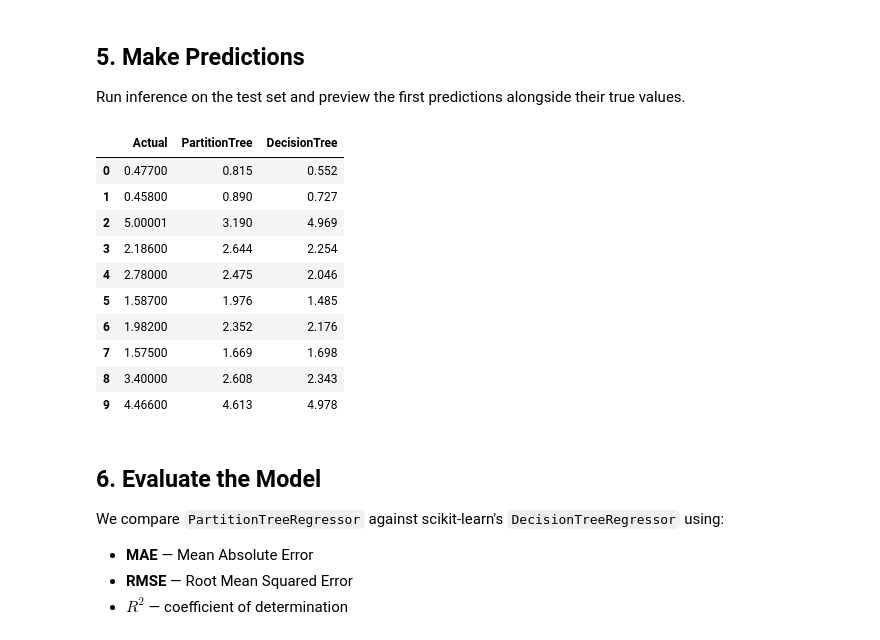
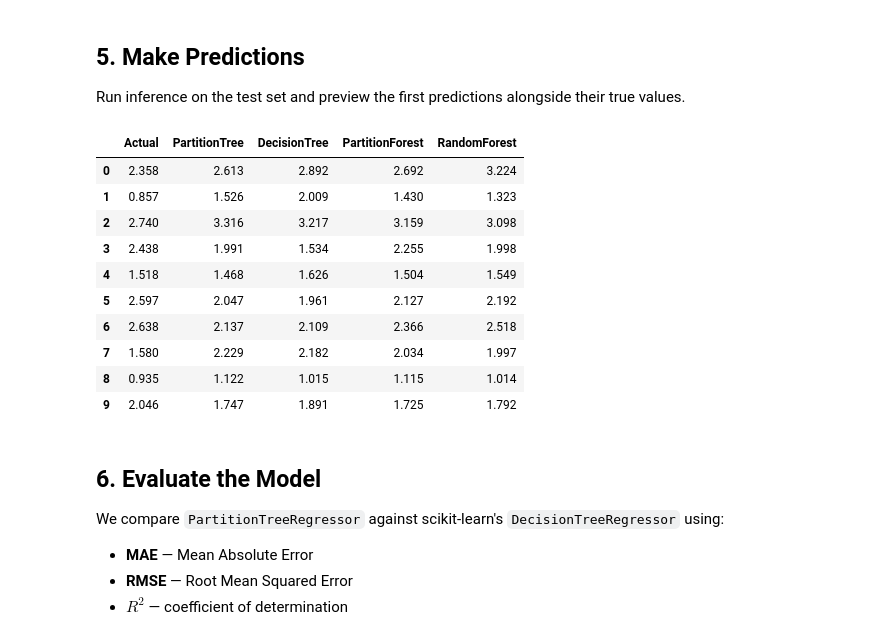
Before and after one commit to felipeangelimvieira/partition_tree, a Jupyter notebook: partition_tree/notebooks/partition_tree_regressor.ipynb, the cells around one changed output. Saved outputs shown, nothing was run; the diff lists cells and outputs as text; code cells hidden in the pictures.

```diff
--- a/partition_tree/notebooks/partition_tree_regressor.ipynb
+++ b/partition_tree/notebooks/partition_tree_regressor.ipynb
@@ -81,14 +81,31 @@ Key hyperparameters:
 # %%
 pt_regressor = PartitionTreeRegressor(
     max_leaves=200,
-    max_depth=40,
+    max_depth=4000,
     min_samples_xy=1,
-    min_samples_x=20,
+    min_samples_x=1,
     min_volume_fraction=0.1,
     min_gain=0.0,
+    boundaries_expansion_factor=0.01,
+    loss=None
+)
+pf_regressor= PartitionForestRegressor(
+    n_estimators=100,
+    max_leaves=1000,
+    max_depth=3000,
+    min_samples_xy=1.0,
+    min_samples_x=1.0,
+    min_samples_y=1.0,
+    min_volume_fraction=0.1,
+    max_samples=1,
+    max_features=1,
+    loss=None,
+    random_state=20,
+    boundaries_expansion_factor=0.01,
 )
 
 pt_regressor.fit(X_train_scaled, y_train)
+pf_regressor.fit(X_train_scaled, y_train)
 print("PartitionTreeRegressor trained successfully.")
 # %% [output]
 PartitionTreeRegressor trained successfully.
@@ -98,30 +115,39 @@ PartitionTreeRegressor trained successfully.
 Run inference on the test set and preview the first predictions alongside their true values.
 # %%
 y_pred_pt = pt_regressor.predict(X_test_scaled)
+y_pred_pf = pf_regressor.predict(X_test_scaled)
 
 # Also train a baseline DecisionTreeRegressor for comparison
 dt_regressor = DecisionTreeRegressor(max_depth=10, random_state=42)
 dt_regressor.fit(X_train_scaled, y_train)
 y_pred_dt = dt_regressor.predict(X_test_scaled)
 
+# Random forest
+from sklearn.ensemble import RandomForestRegressor
+rf_regressor = RandomForestRegressor(n_estimators=100, max_depth=30, random_state=42)
+rf_regressor.fit(X_train_scaled, y_train)
+y_pred_rf = rf_regressor.predict(X_test_scaled)
+
 comparison = pd.DataFrame({
     "Actual": y_test.values[:10],
     "PartitionTree": y_pred_pt[:10].round(3),
     "DecisionTree": y_pred_dt[:10].round(3),
+    "PartitionForest": y_pred_pf[:10].round(3),
+    "RandomForest": y_pred_rf[:10].round(3),
 })
 comparison
 # %% [output]
-|  | Actual | PartitionTree | DecisionTree |
-| 0 | 0.47700 | 0.815 | 0.552 |
-| 1 | 0.45800 | 0.890 | 0.727 |
-| 2 | 5.00001 | 3.190 | 4.969 |
-| 3 | 2.18600 | 2.644 | 2.254 |
-| 4 | 2.78000 | 2.475 | 2.046 |
-| 5 | 1.58700 | 1.976 | 1.485 |
-| 6 | 1.98200 | 2.352 | 2.176 |
-| 7 | 1.57500 | 1.669 | 1.698 |
-| 8 | 3.40000 | 2.608 | 2.343 |
-| 9 | 4.46600 | 4.613 | 4.978 |
+|  | Actual | PartitionTree | DecisionTree | PartitionForest | RandomForest |
+| 0 | 2.358 | 2.613 | 2.892 | 2.692 | 3.224 |
+| 1 | 0.857 | 1.526 | 2.009 | 1.430 | 1.323 |
+| 2 | 2.740 | 3.316 | 3.217 | 3.159 | 3.098 |
+| 3 | 2.438 | 1.991 | 1.534 | 2.255 | 1.998 |
+| 4 | 1.518 | 1.468 | 1.626 | 1.504 | 1.549 |
+| 5 | 2.597 | 2.047 | 1.961 | 2.127 | 2.192 |
+| 6 | 2.638 | 2.137 | 2.109 | 2.366 | 2.518 |
+| 7 | 1.580 | 2.229 | 2.182 | 2.034 | 1.997 |
+| 8 | 0.935 | 1.122 | 1.015 | 1.115 | 1.014 |
+| 9 | 2.046 | 1.747 | 1.891 | 1.725 | 1.792 |
 # %% [markdown]
 ## 6. Evaluate the Model
 
```
Also changed, not shown: parts of 7 cells of this notebook, 17 other files.
